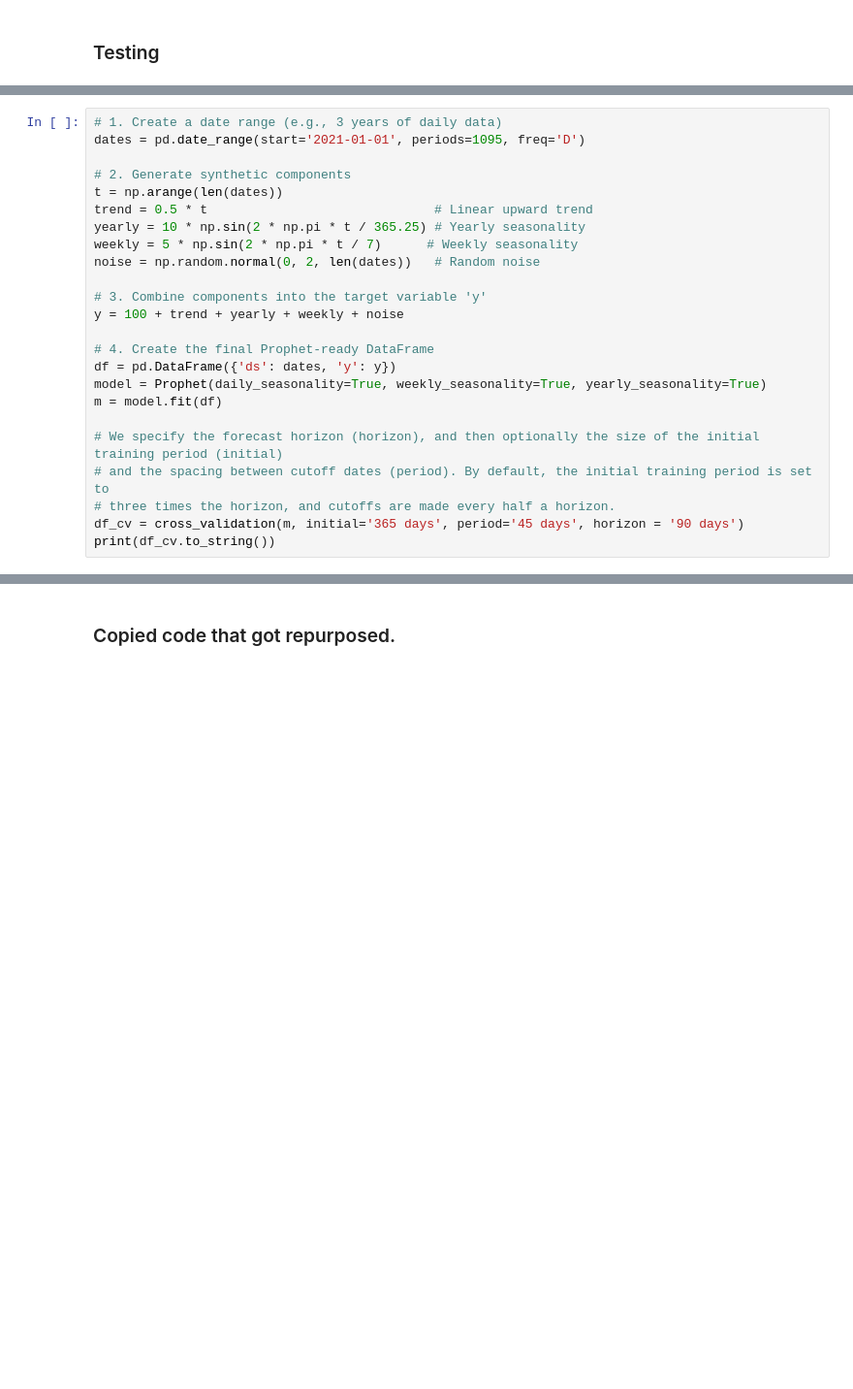
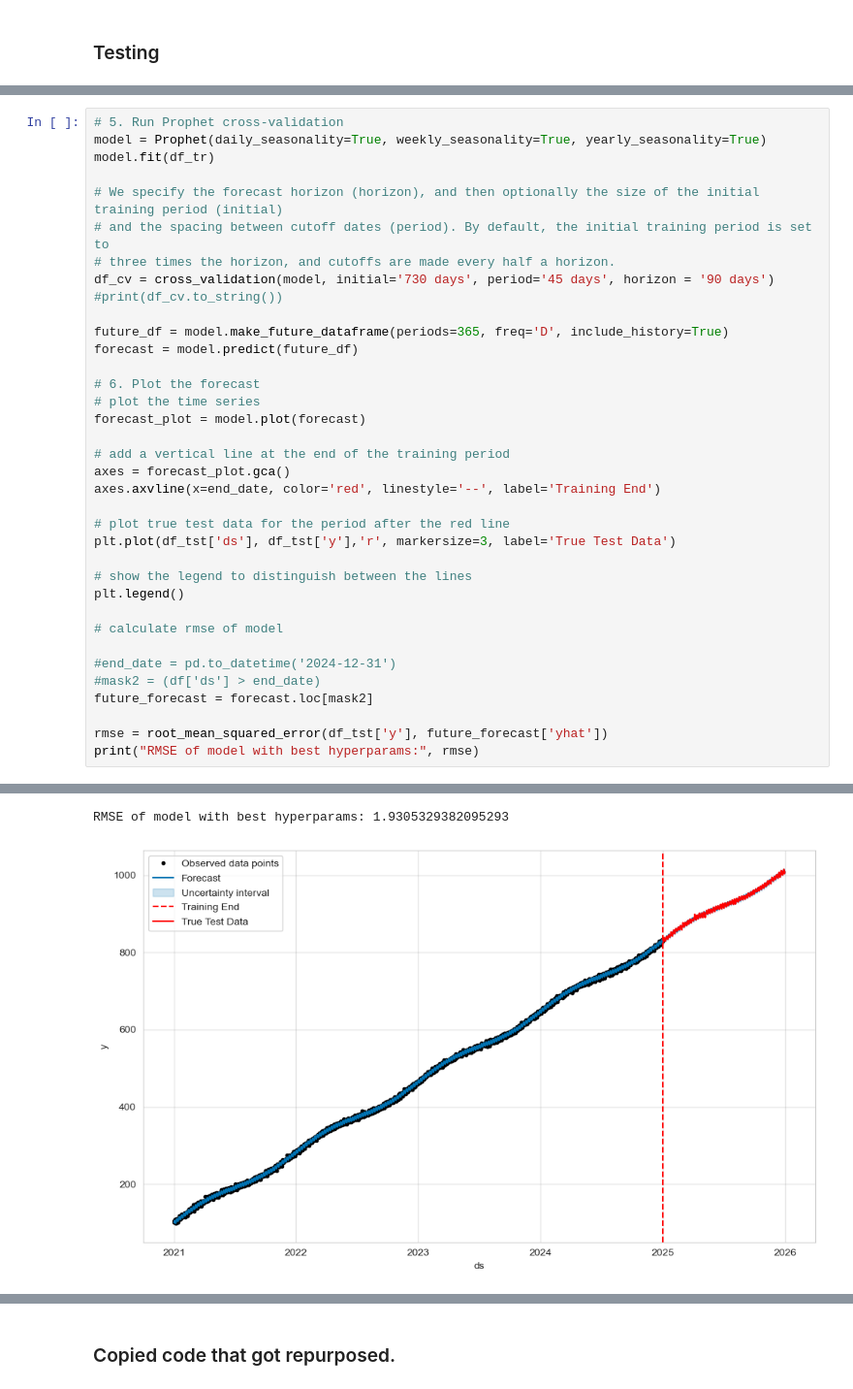
Before and after one commit to Erdos-Projects/predicting-day-ahead-solar-power-production, a Jupyter notebook: notebooks/eda/WG/Prophet.ipynb, the cells around one changed output, grey strips where cells are left out. Shown at 97% size. Drawn from its saved outputs; the diff is of its cells as text; blank space fills up the shorter version.

Commit message:
Update Prophet.ipynb
Runs on dummy data

```diff
--- a/notebooks/eda/WG/Prophet.ipynb
+++ b/notebooks/eda/WG/Prophet.ipynb
@@ -179,24 +203,37 @@ for i in forecasts:
 # %%
-# 1. Create a date range (e.g., 3 years of daily data)
-dates = pd.date_range(start='2021-01-01', periods=1095, freq='D')
-
-# 2. Generate synthetic components
-t = np.arange(len(dates))
-trend = 0.5 * t                              # Linear upward trend
-yearly = 10 * np.sin(2 * np.pi * t / 365.25) # Yearly seasonality
-weekly = 5 * np.sin(2 * np.pi * t / 7)      # Weekly seasonality
-noise = np.random.normal(0, 2, len(dates))   # Random noise
-
-# 3. Combine components into the target variable 'y'
-y = 100 + trend + yearly + weekly + noise
-
-# 4. Create the final Prophet-ready DataFrame
-df = pd.DataFrame({'ds': dates, 'y': y})
+# 5. Run Prophet cross-validation
 model = Prophet(daily_seasonality=True, weekly_seasonality=True, yearly_seasonality=True)
-m = model.fit(df)
+model.fit(df_tr)
 
 # We specify the forecast horizon (horizon), and then optionally the size of the initial training period (initial)
 # and the spacing between cutoff dates (period). By default, the initial training period is set to
 # three times the horizon, and cutoffs are made every half a horizon.
-df_cv = cross_validation(m, initial='365 days', period='45 days', horizon = '90 days')
-print(df_cv.to_string())
+df_cv = cross_validation(model, initial='730 days', period='45 days', horizon = '90 days')
+#print(df_cv.to_string())
+
+future_df = model.make_future_dataframe(periods=365, freq='D', include_history=True)
+forecast = model.predict(future_df)
+
+# 6. Plot the forecast
+# plot the time series
+forecast_plot = model.plot(forecast)
+
+# add a vertical line at the end of the training period
+axes = forecast_plot.gca()
+axes.axvline(x=end_date, color='red', linestyle='--', label='Training End')
+
+# plot true test data for the period after the red line
+plt.plot(df_tst['ds'], df_tst['y'],'r', markersize=3, label='True Test Data')
+
+# show the legend to distinguish between the lines
+plt.legend()
+
+# calculate rmse of model
+
+#end_date = pd.to_datetime('2024-12-31')
+#mask2 = (df['ds'] > end_date)
+future_forecast = forecast.loc[mask2]
+
+rmse = root_mean_squared_error(df_tst['y'], future_forecast['yhat'])
+print("RMSE of model with best hyperparams:", rmse)
+# %% [output]
@@ -203 +259,3 @@ print(df_cv.to_string())
+RMSE of model with best hyperparams: 1.9305329382095293
+[figure, added]
 # %%
```
Also changed, not shown: parts of 5 cells of this notebook.
